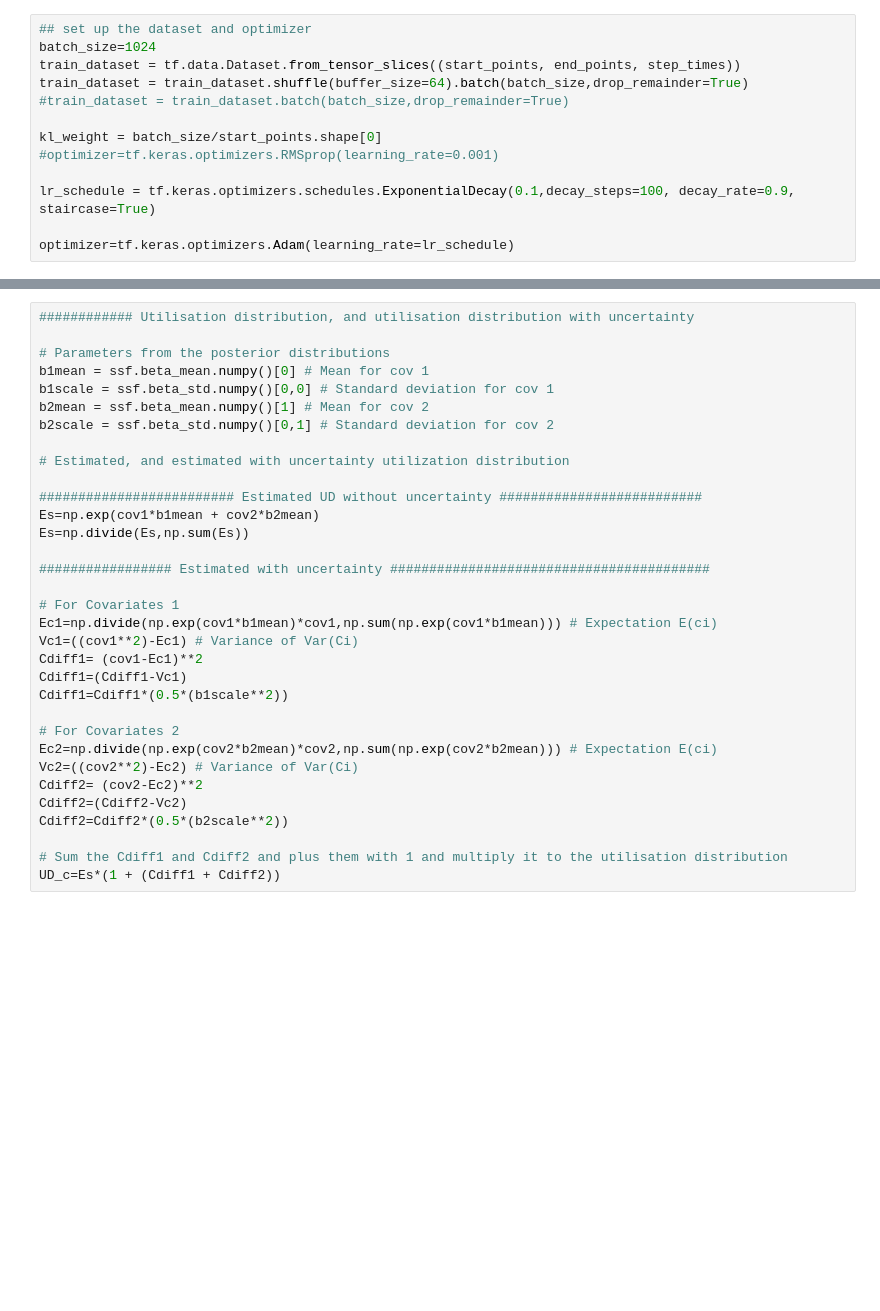
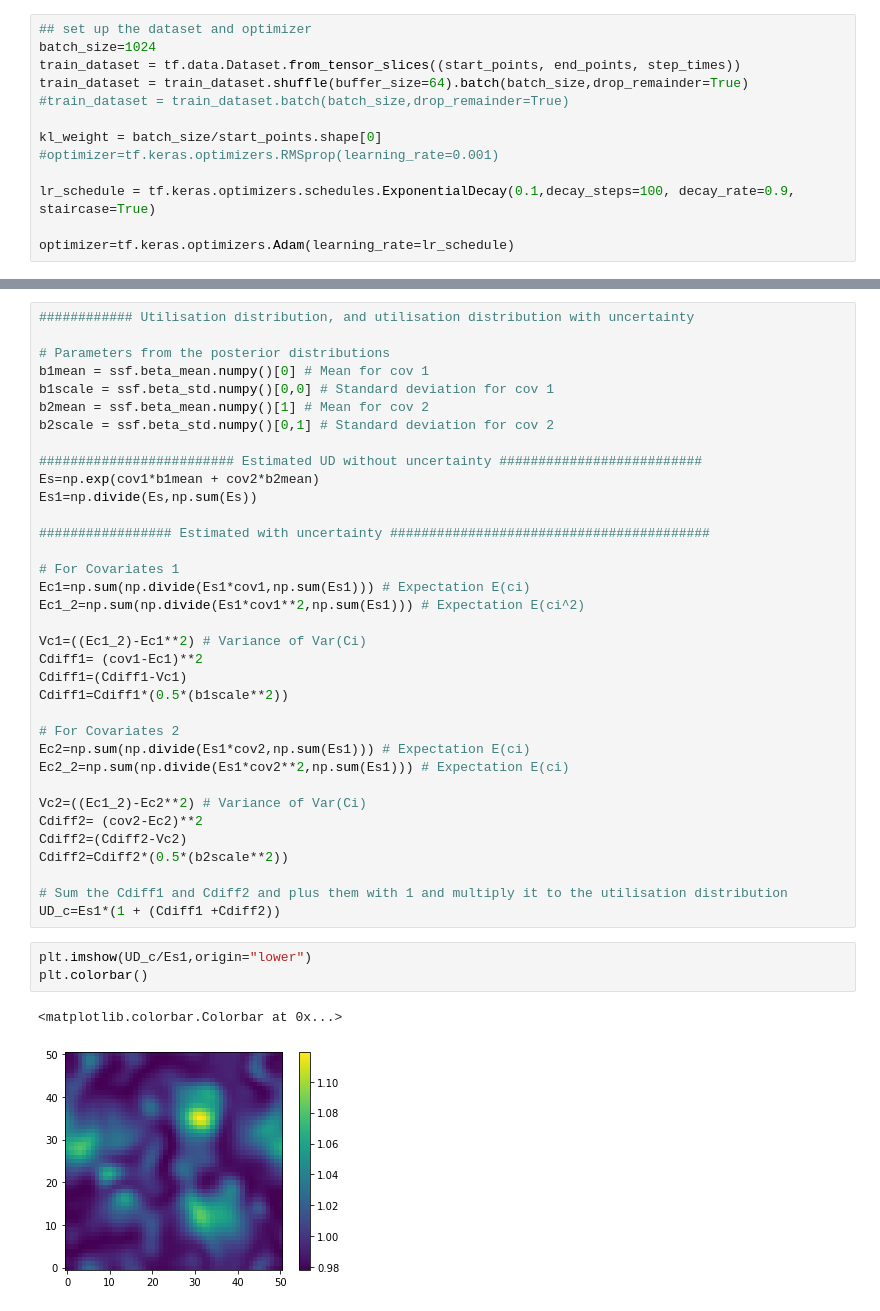
Before and after one commit to ctorney/mssf-vi, a Jupyter notebook: synthetic_inference/UD.ipynb, the cells around one changed output, grey strips where cells are left out. Cells and saved outputs as stored; diff of their text form; blank space fills up the shorter version.

```diff
--- a/synthetic_inference/UD.ipynb
+++ b/synthetic_inference/UD.ipynb
@@ -341,27 +341,35 @@ b1scale = ssf.beta_std.numpy()[0,0] # Standard deviation for cov 1
 b2mean = ssf.beta_mean.numpy()[1] # Mean for cov 2
 b2scale = ssf.beta_std.numpy()[0,1] # Standard deviation for cov 2
 
-# Estimated, and estimated with uncertainty utilization distribution
-
 ######################### Estimated UD without uncertainty ##########################
 Es=np.exp(cov1*b1mean + cov2*b2mean)
-Es=np.divide(Es,np.sum(Es))
+Es1=np.divide(Es,np.sum(Es))
 
 ################# Estimated with uncertainty #########################################
 
 # For Covariates 1
-Ec1=np.divide(np.exp(cov1*b1mean)*cov1,np.sum(np.exp(cov1*b1mean))) # Expectation E(ci)
-Vc1=((cov1**2)-Ec1) # Variance of Var(Ci)
+Ec1=np.sum(np.divide(Es1*cov1,np.sum(Es1))) # Expectation E(ci)
+Ec1_2=np.sum(np.divide(Es1*cov1**2,np.sum(Es1))) # Expectation E(ci^2)
+
+Vc1=((Ec1_2)-Ec1**2) # Variance of Var(Ci)
 Cdiff1= (cov1-Ec1)**2
 Cdiff1=(Cdiff1-Vc1)
 Cdiff1=Cdiff1*(0.5*(b1scale**2))
 
 # For Covariates 2
-Ec2=np.divide(np.exp(cov2*b2mean)*cov2,np.sum(np.exp(cov2*b2mean))) # Expectation E(ci)
-Vc2=((cov2**2)-Ec2) # Variance of Var(Ci)
+Ec2=np.sum(np.divide(Es1*cov2,np.sum(Es1))) # Expectation E(ci)
+Ec2_2=np.sum(np.divide(Es1*cov2**2,np.sum(Es1))) # Expectation E(ci)
+
+Vc2=((Ec1_2)-Ec2**2) # Variance of Var(Ci)
 Cdiff2= (cov2-Ec2)**2
 Cdiff2=(Cdiff2-Vc2)
 Cdiff2=Cdiff2*(0.5*(b2scale**2))
 
 # Sum the Cdiff1 and Cdiff2 and plus them with 1 and multiply it to the utilisation distribution
-UD_c=Es*(1 + (Cdiff1 + Cdiff2))
+UD_c=Es1*(1 + (Cdiff1 +Cdiff2))
+# %%
+plt.imshow(UD_c/Es1,origin="lower")
+plt.colorbar()
+# %% [output]
+<matplotlib.colorbar.Colorbar at 0x...>
+[figure, added]
```
Also changed, not shown: parts of 6 cells of this notebook.
